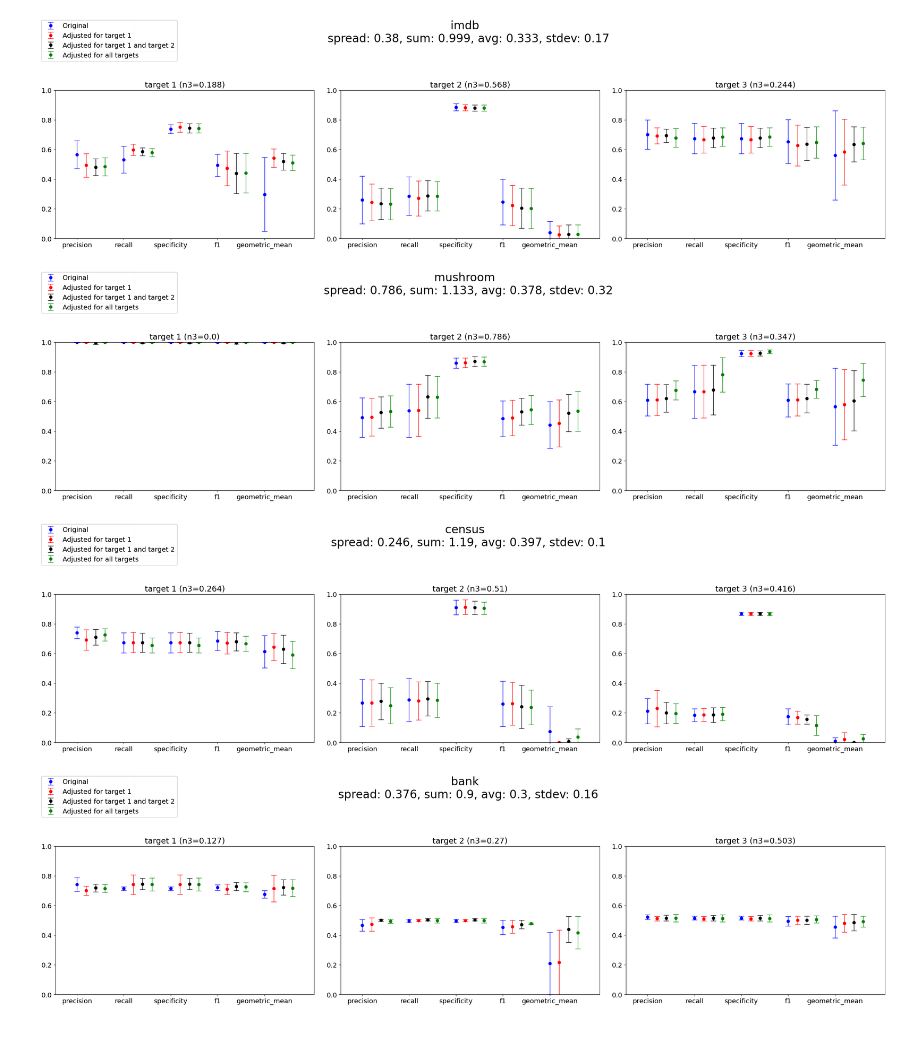
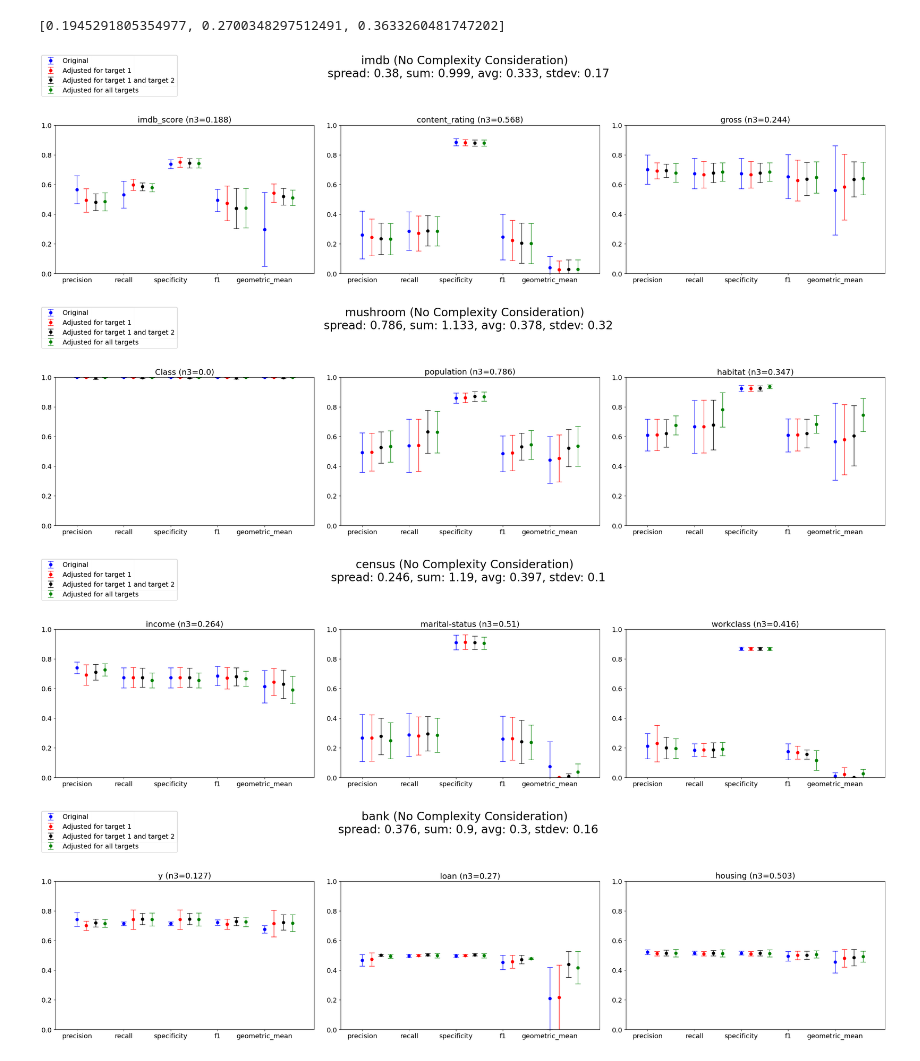
Before and after one commit to Logan-Rose/Active-Learning-With-Imbalance, a Jupyter notebook: per-dataset-analysis-random-targets.ipynb, the cells around one changed output. Drawn from its saved outputs; the diff is of its cells as text; code cells hidden in the pictures.

Commit message:
finished chart images

```diff
--- a/per-dataset-analysis-random-targets.ipynb
+++ b/per-dataset-analysis-random-targets.ipynb
@@ -53,7 +53,18 @@ for i, chunk in enumerate(chunks):
     labels.append(chunk['dataset'].values[i][0:3] + '_' +  chunk['Target'].values[i][-2:])
   # print('------------------------------------------------')
   finalComplexityDF = pd.concat((finalComplexityDF, chunk))
-# print(finalComplexityDF)
+
+newDF = pd.DataFrame({})
+for index, row in finalComplexityDF.iterrows():
+  vals = row.values
+  vals = np.append(vals, (DATA_STRUCTURE[vals[0]][vals[1]]))
+  newDF = pd.concat((newDF,pd.DataFrame(vals).T), ignore_index=True)
+
+newDF.columns=['dataset', 'Target', 'value', 'chunk', 'name']
+# complexityDF = pd.read_csv(f'./out/newComplexityDF.csv', index_col=0)
+newDF.to_csv(path_or_buf=f'./out/newComplexityDF.csv')
+
+finalComplexityDF = newDF
 # %%
 aggregateMetrics = {}
 aggregateStandardDev = {}
@@ -118,6 +129,12 @@ for classifier in CLASSIFIERS:
     row = pd.DataFrame([ dataset, DATA_STRUCTURE[dataset]['target1'], DATA_STRUCTURE[dataset]['target2'], DATA_STRUCTURE[dataset]['target3']]).T
     row.columns = cols
     df = pd.concat((df, row), axis=0, ignore_index=True)
+# %%
+targetComplexities = list(finalComplexityDF.loc[finalComplexityDF['dataset']==dataset]['value'].values)
+
+targetComplexities
+# %% [output]
+[0.1945291805354977, 0.2700348297512491, 0.3633260481747202]
 # %%
 plt.rc('font', size=14)
 
@@ -135,38 +152,39 @@ for dataset in datasets:
   fig, axs = plt.subplots(1, 3, constrained_layout=False)
   targetComplexities = list(finalComplexityDF.loc[finalComplexityDF['dataset']==dataset]['value'].values)
   # print(average(targetComplexities) + sum(targetComplexities))
-  fig.suptitle(f"{dataset} \n spread: {round(max(targetComplexities)- min(targetComplexities), 3)  }, sum: {round(sum(targetComplexities), 3)}, avg: {round(average(targetComplexities),3)}, stdev: {round(np.std(np.array(targetComplexities)), 2)}", fontsize=24, y=1.35
+  fig.suptitle(f"{dataset} (No Complexity Consideration) \n spread: {round(max(targetComplexities)- min(targetComplexities), 3)  }, sum: {round(sum(targetComplexities), 3)}, avg: {round(average(targetComplexities),3)}, stdev: {round(np.std(np.array(targetComplexities)), 2)}", fontsize=24, y=1.35
   )
   fig.set_figwidth(25)
   fig.set_figheight(5)
 
   for j, modification in enumerate(allAggregatePerformances):
     allTargets = pd.DataFrame({})
     for x in allAggregatePerformances[modification][0]:
       df = allAggregatePerformances[modification][0][x]
       df['learner'] = x
       allTargets = pd.concat((allTargets, df.loc[df['dataset'] == dataset]), ignore_index=True)
     # print(modification, dataset)
     groupedMetrics = allTargets.groupby('target', as_index = False)[['avg_precision', 'avg_recall', 'avg_specificity', 'avg_f1', 'avg_geometric_mean']].mean()
     groupedMetricsStdev = allTargets.groupby('target', as_index = False)[['avg_precision', 'avg_recall', 'avg_specificity', 'avg_f1', 'avg_geometric_mean']].std()
 
 
     for i in range(3):
       metricValues = list(groupedMetrics[groupedMetrics['target']== f'target{i+1}'].values[0][1:])
       stdevList = list(groupedMetricsStdev[groupedMetrics['target']== f'target{i+1}'].values[0][1:])
       left = Affine2D().translate(0.2*j, 0.0) + axs[i].transData
       axs[i].set(xmargin= 0.1, ylim=(0, 1))
       targetComplexity = list(finalComplexityDF.loc[finalComplexityDF['dataset']==dataset].loc[finalComplexityDF['Target']==f'target{i+1}'].values[0])[2]
       # print(targetComplexity, targetComplexities[i])
-      axs[i].title.set_text(f'target {i+1} (n3={round(targetComplexity, 3)})')
+      targetName = list(finalComplexityDF.loc[finalComplexityDF['dataset']==dataset].loc[finalComplexityDF['Target']==f'target{i+1}'].values[0])[-1]
+      axs[i].title.set_text(f'{targetName} (n3={round(targetComplexity, 3)})')
 
       # axs[i].errorbar(metrics, metricValues, linewidth=1, fmt=allAggregatePerformances[modification][2], capsize=6, transform=transformation, label=AggregatePerformance)
       axs[i].errorbar(metrics, metricValues, yerr=stdevList, linewidth=1, fmt=allAggregatePerformances[modification][2], transform=left, label=modification, capsize=6)
     handles, labels = axs[0].get_legend_handles_labels()
     fig.legend(handles, labels, loc='upper left', fontsize='medium')
-    plt.savefig(f'./figures/{dataset}.png',bbox_inches='tight')
+    plt.savefig(f'./figures/random-complexity/{dataset}.png',bbox_inches='tight')
 # %% [output]
-[figure, old version]
+[figure, new version]
-[figure, old version]
+[figure, new version]
-[figure, old version]
+[figure, new version]
-[figure, old version]
+[figure, new version]
```
Also changed, not shown: parts of 1 cell of this notebook, 55 other files.
